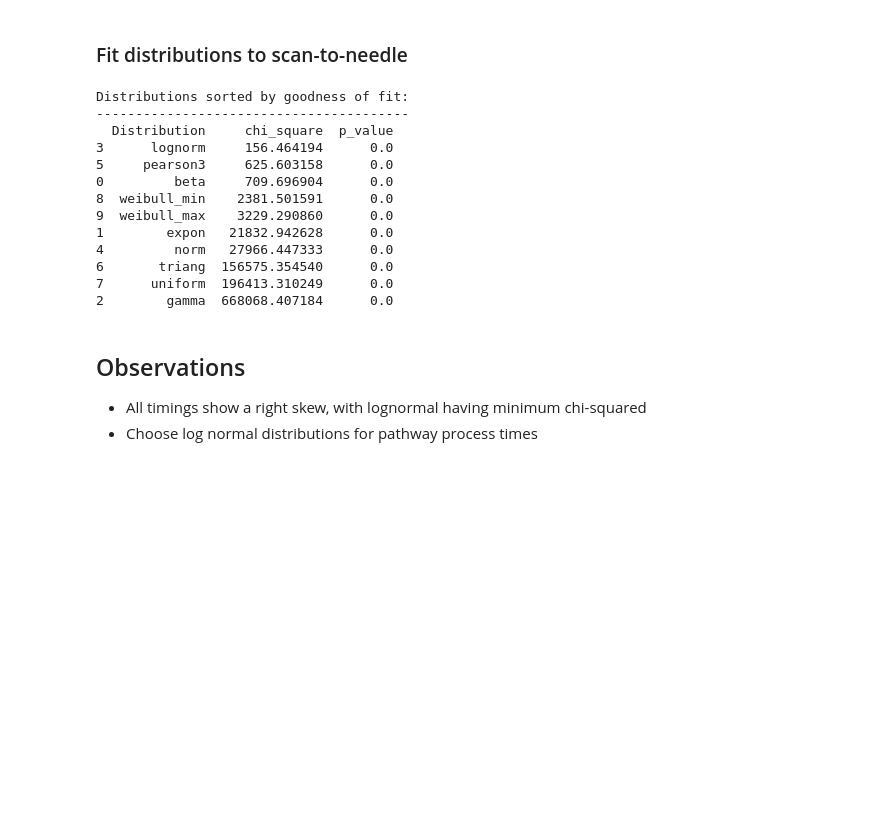
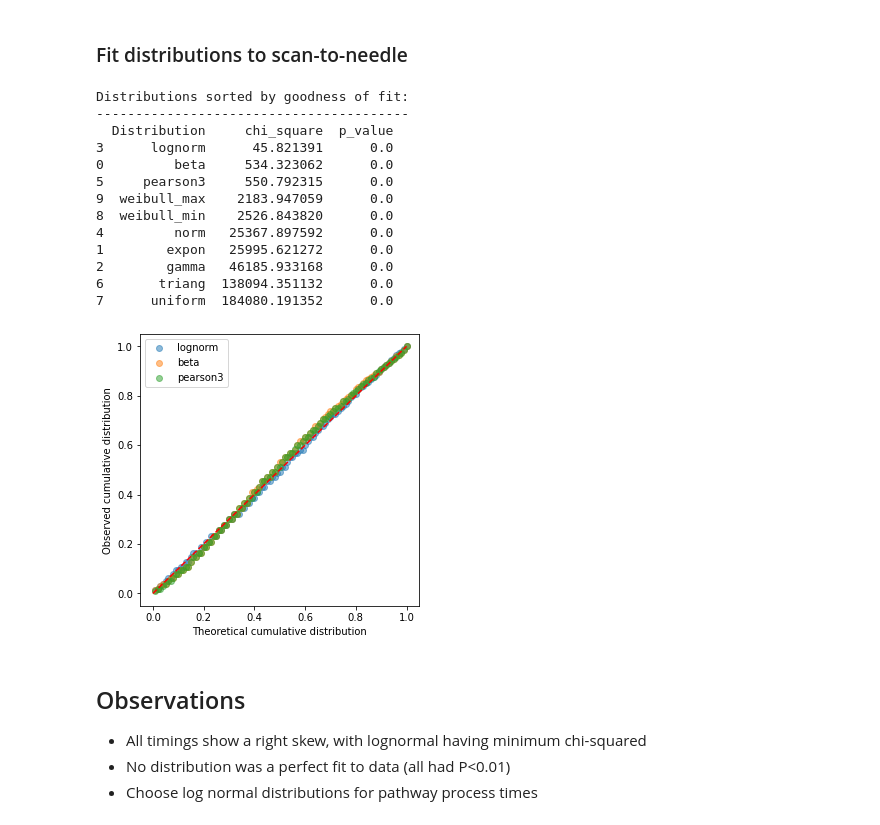
Before and after one commit to samuel-book/samuel-1, a Jupyter notebook: _sources/descriptive_stats/06_distributions.ipynb, the cells around one changed output. Saved outputs shown, nothing was run; the diff lists cells and outputs as text; code cells hidden in the pictures; blank space fills up the shorter version.

```diff
--- a/_sources/descriptive_stats/06_distributions.ipynb
+++ b/_sources/descriptive_stats/06_distributions.ipynb
@@ -219,23 +278,25 @@ Distributions sorted by goodness of fit:
 # %%
 scan_to_needle = \
     raw_data['S2ThrombolysisTime_min'] - raw_data['S2BrainImagingTime_min']
-fit_distributions(scan_to_needle)
+fit_distributions(scan_to_needle, 'scan_to_needle')
 # %% [output]
 Distributions sorted by goodness of fit:
 ----------------------------------------
   Distribution     chi_square  p_value
-3      lognorm     156.464194      0.0
-5     pearson3     625.603158      0.0
-0         beta     709.696904      0.0
-8  weibull_min    2381.501591      0.0
-9  weibull_max    3229.290860      0.0
-1        expon   21832.942628      0.0
-4         norm   27966.447333      0.0
-6       triang  156575.354540      0.0
-7      uniform  196413.310249      0.0
-2        gamma  668068.407184      0.0
+3      lognorm      45.821391      0.0
+0         beta     534.323062      0.0
+5     pearson3     550.792315      0.0
+9  weibull_max    2183.947059      0.0
+8  weibull_min    2526.843820      0.0
+4         norm   25367.897592      0.0
+1        expon   25995.621272      0.0
+2        gamma   46185.933168      0.0
+6       triang  138094.351132      0.0
+7      uniform  184080.191352      0.0
+[figure, added]
 # %% [markdown]
 ## Observations
 
 * All timings show a right skew, with lognormal having minimum chi-squared
+* No distribution was a perfect fit to data (all had P<0.01)
 * Choose log normal distributions for pathway process times
```
Also changed, not shown: parts of 10 cells of this notebook, 8 other files.
